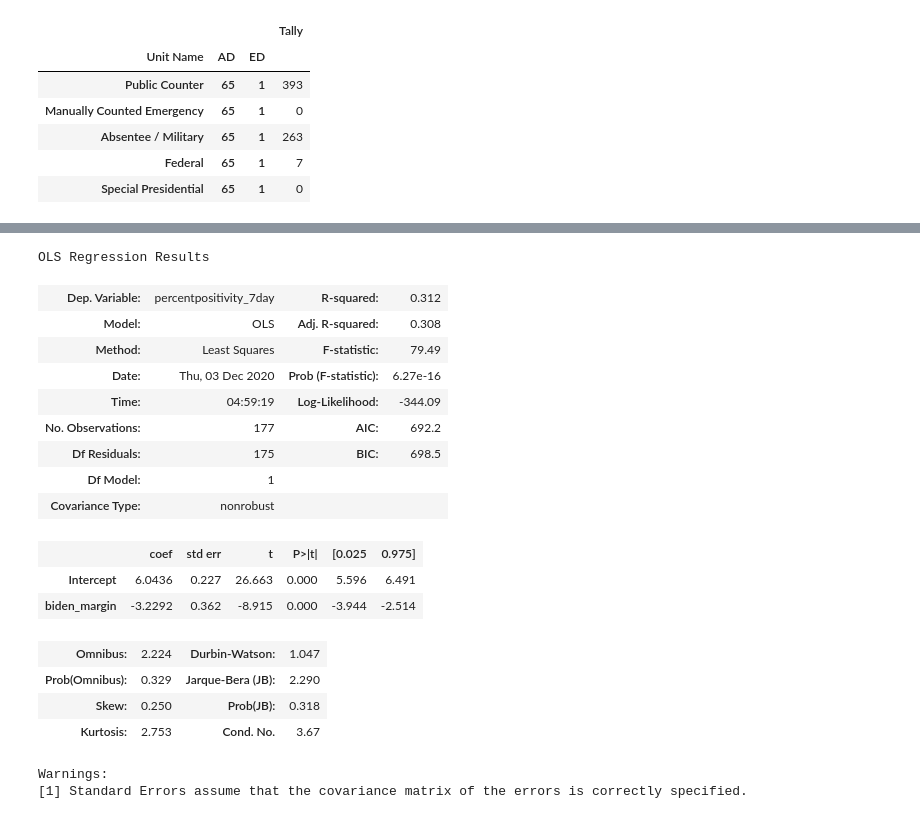
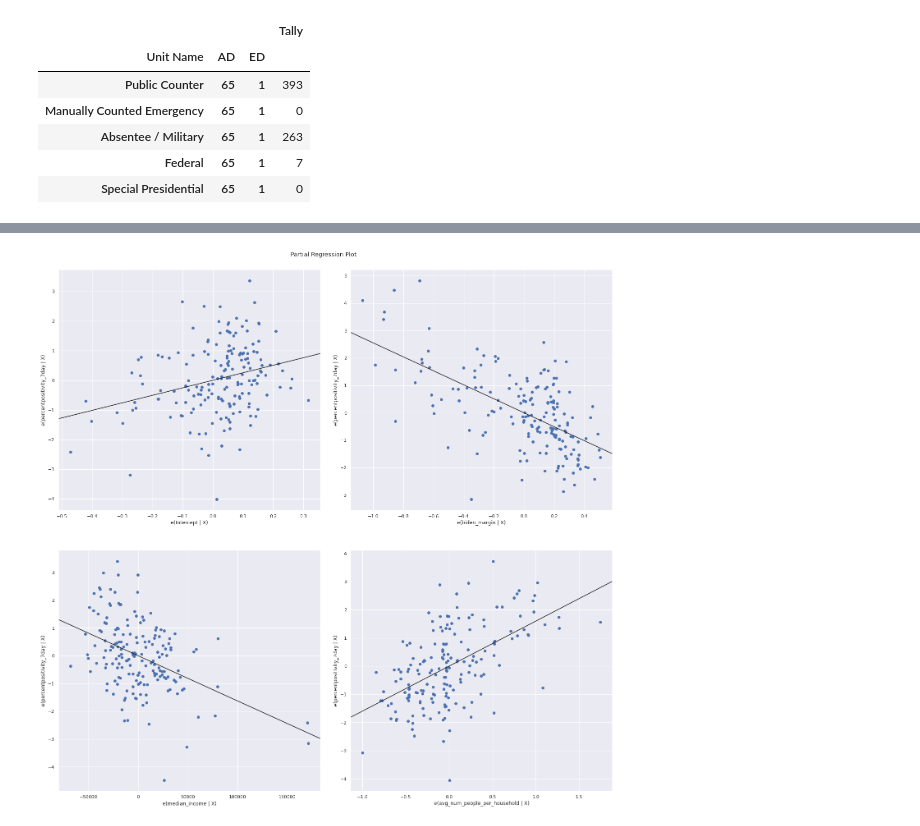
Before and after one commit to kharvd/election_covid_nyc, a Jupyter notebook: election_nyc.ipynb, the cells around one changed output, grey strips where cells are left out. Cells and saved outputs as stored; diff of their text form; code cells hidden in the pictures.

```diff
--- a/election_nyc.ipynb
+++ b/election_nyc.ipynb
@@ -99,2 +104,14 @@ sns.regplot(x='biden_margin', y='percentpositivity_7day', data=covid_vs_election
+# %%
+median_income = pd.read_csv("/content/drive/MyDrive/covid_election_data/acs2018_5yr_B19013_86000US10173.csv")
+median_income.set_index(["name"], inplace=True)
+covid_vs_elections["median_income"] = median_income["B19013001"]
+# %%
+household_info = pd.read_csv("/content/drive/MyDrive/covid_election_data/acs2018_5yr_B11016_86000US10173.csv")
+household_info.set_index(["name"], inplace=True)
+covid_vs_elections["avg_num_people_per_household"] = covid_vs_elections["pop_est"] / household_info["B11016001"]
+# %%
+# removing Breezy Point outlier with very high case rate and small population
+covid_vs_elections.drop(11697, inplace=True)
 # %%
-lm = sm.OLS.from_formula("percentpositivity_7day ~ biden_margin", covid_vs_elections).fit()
+lm = sm.OLS.from_formula("percentpositivity_7day ~ biden_margin + median_income + avg_num_people_per_household", covid_vs_elections).fit()
+lm.summary()
@@ -101,22 +142,5 @@ lm = sm.OLS.from_formula("percentpositivity_7day ~ biden_margin", covid_vs_elect
-# %%
-lm.summary()
-# %% [output]
-OLS Regression Results
-| Dep. Variable: | percentpositivity_7day | R-squared: | 0.312 |
-| Model: | OLS | Adj. R-squared: | 0.308 |
-| Method: | Least Squares | F-statistic: | 79.49 |
-| Date: | Thu, 03 Dec 2020 | Prob (F-statistic): | 6.27e-16 |
-| Time: | 04:59:19 | Log-Likelihood: | -344.09 |
-| No. Observations: | 177 | AIC: | 692.2 |
-| Df Residuals: | 175 | BIC: | 698.5 |
-| Df Model: | 1 |  |  |
-| Covariance Type: | nonrobust |  |  |
-|  | coef | std err | t | P>|t| | [0.025 | 0.975] |
-| Intercept | 6.0436 | 0.227 | 26.663 | 0.000 | 5.596 | 6.491 |
-| biden_margin | -3.2292 | 0.362 | -8.915 | 0.000 | -3.944 | -2.514 |
-| Omnibus: | 2.224 | Durbin-Watson: | 1.047 |
-| Prob(Omnibus): | 0.329 | Jarque-Bera (JB): | 2.290 |
-| Skew: | 0.250 | Prob(JB): | 0.318 |
-| Kurtosis: | 2.753 | Cond. No. | 3.67 |
-Warnings:
-[1] Standard Errors assume that the covariance matrix of the errors is correctly specified.
+# %%
+fig = sm.graphics.plot_partregress_grid(lm)
+fig.set_size_inches(20, 20)
+# %% [output]
+[figure, added]
```
Also changed, not shown: parts of 20 cells of this notebook, 5 other files.
